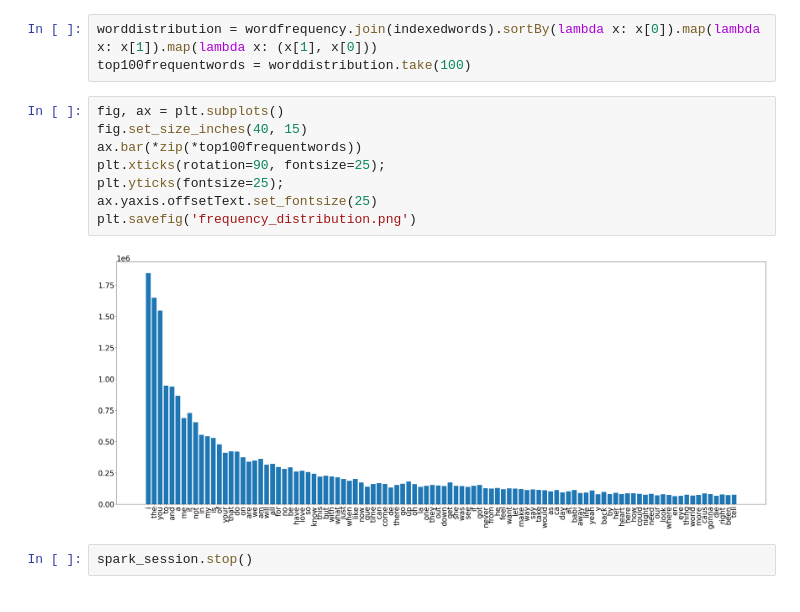
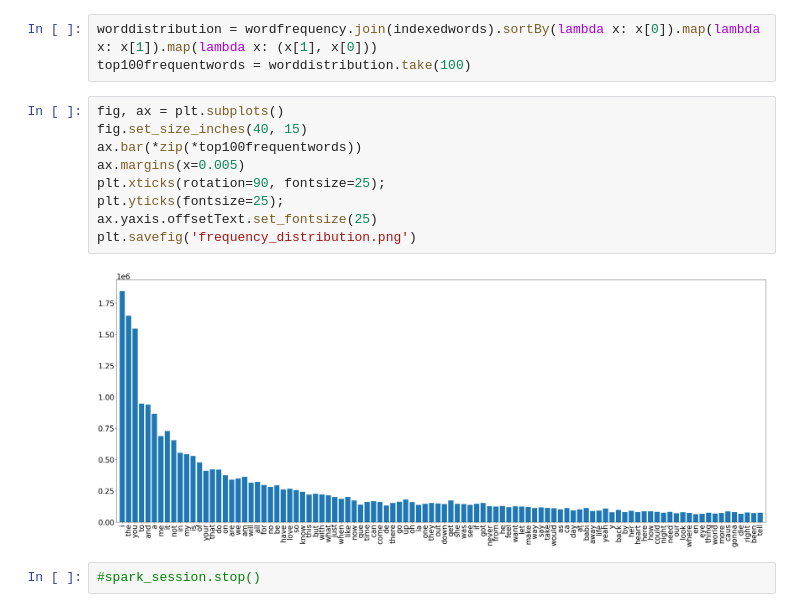
Before and after one commit to brittaao/data-engineering-1-project, a Jupyter notebook: mxm-lyrics.ipynb, the cells around one changed output. Saved outputs shown, nothing was run; the diff lists cells and outputs as text.

Commit message:
adjument in graph Q4

```diff
--- a/mxm-lyrics.ipynb
+++ b/mxm-lyrics.ipynb
@@ -376,12 +376,13 @@ top100frequentwords = worddistribution.take(100)
 # %%
 fig, ax = plt.subplots()
 fig.set_size_inches(40, 15)
 ax.bar(*zip(*top100frequentwords))
+ax.margins(x=0.005)
 plt.xticks(rotation=90, fontsize=25);
 plt.yticks(fontsize=25);
 ax.yaxis.offsetText.set_fontsize(25)
 plt.savefig('frequency_distribution.png')
 # %% [output]
-[figure, old version]
+[figure, new version]
 # %%
-spark_session.stop()
+#spark_session.stop()
```
Also changed, not shown: parts of 4 cells of this notebook, 1 other file.
